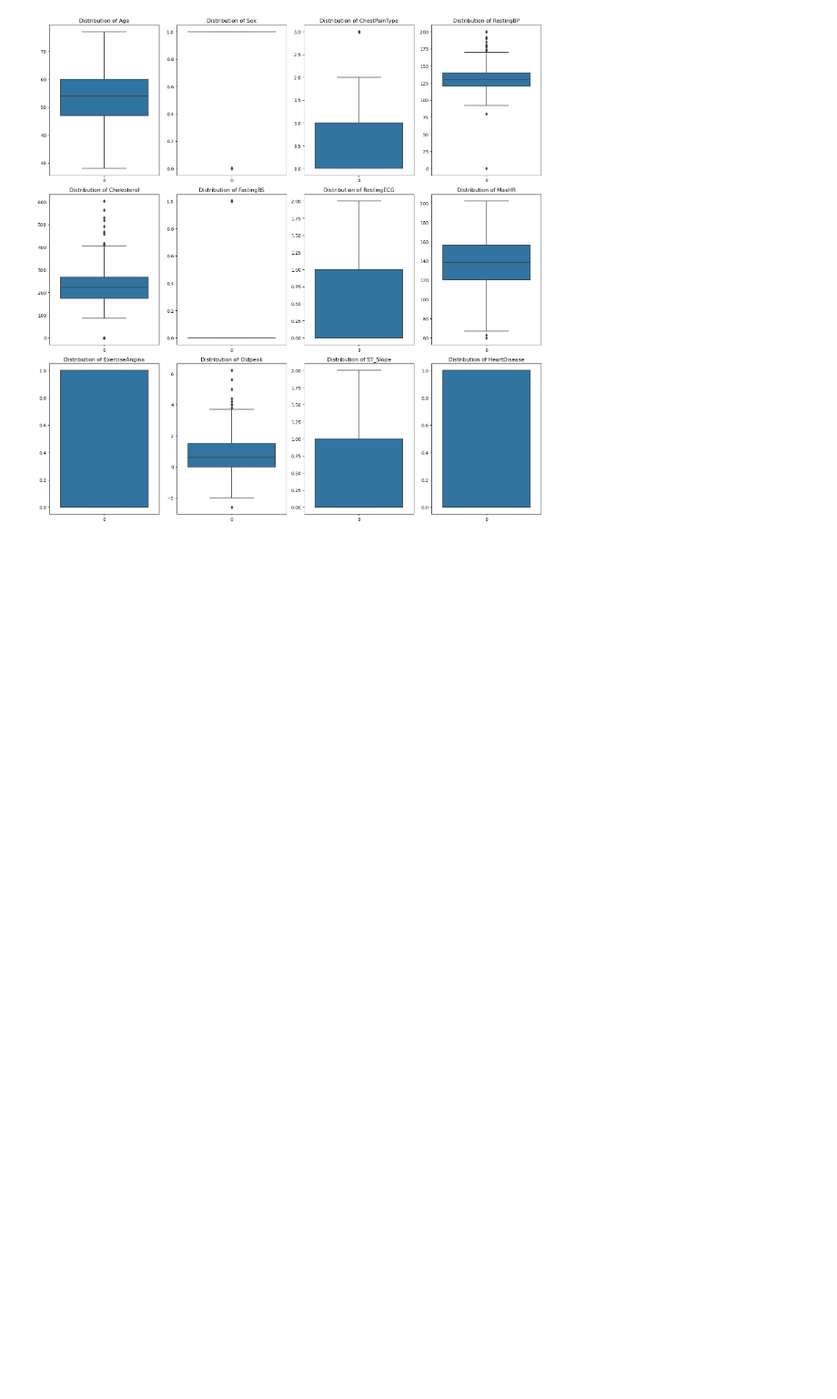
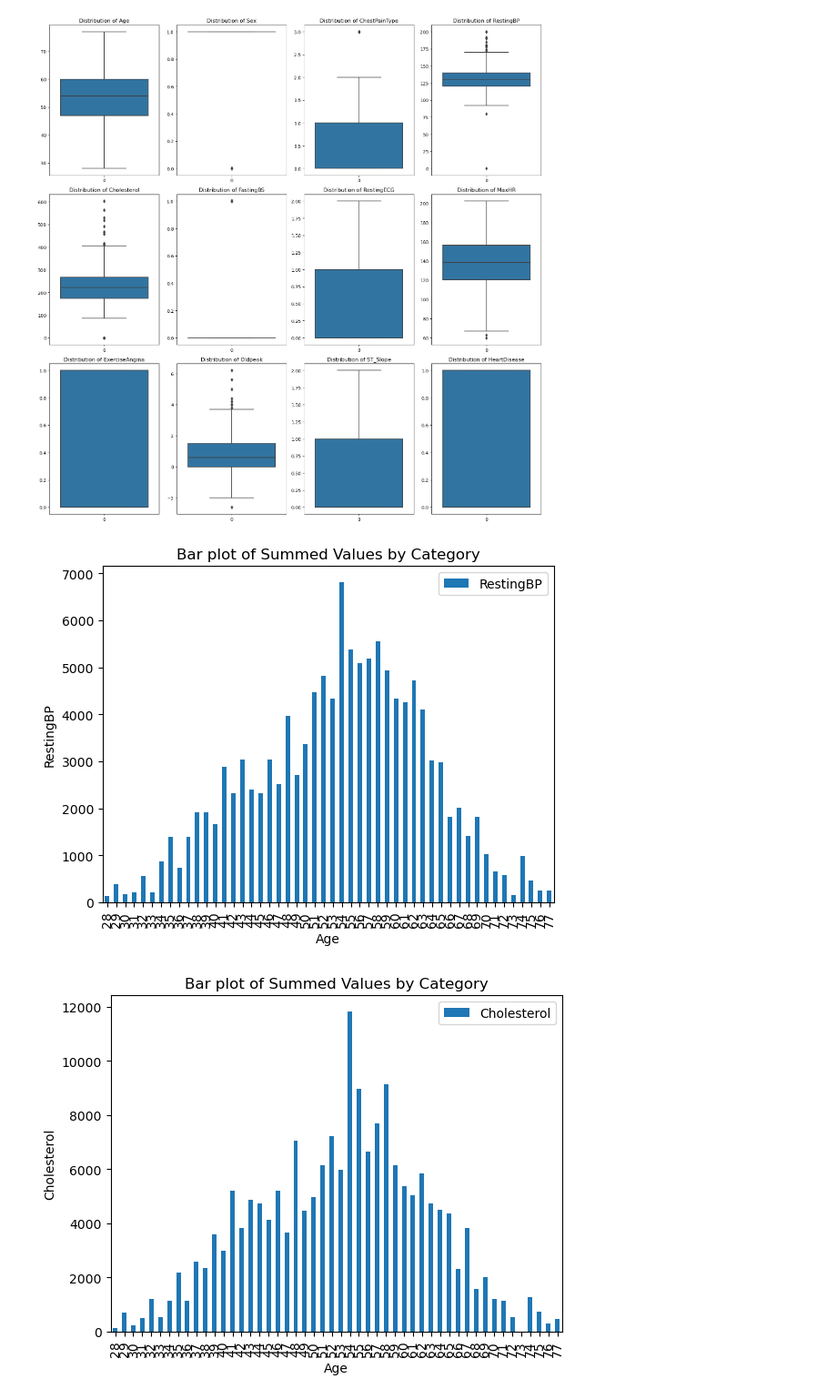
Before and after one commit to MaukanMir/Hear-Disease-Classification-Part-Two, a Jupyter notebook: training.ipynb, the cells around one changed output. Shown: that part at 91% size. Saved outputs shown, nothing was run; the diff lists cells and outputs as text; code cells hidden in the pictures; blank space fills up the shorter version.

Commit message:
Added new visuals

```diff
--- a/training.ipynb
+++ b/training.ipynb
@@ -259,3 +272,16 @@ for idx, col in enumerate(df.columns):
   plt.plot()
 # %% [output]
 [figure]
+# %%
+interested_columns = ["RestingBP", "Cholesterol", "RestingECG", "ChestPainType"]
+
+for col in interested_columns:
+  df_grouped = df.groupby("Age")[col].sum().reset_index()
+  df_grouped.plot(kind="bar", x="Age", y=col)
+  plt.xlabel("Age")
+  plt.ylabel(f"{col}")
+  plt.title("Bar plot of Summed Values by Category")
+  plt.show()
+# %% [output]
+[figure, added]
+[figure, added]
```
Also changed, not shown: parts of 3 cells of this notebook.
